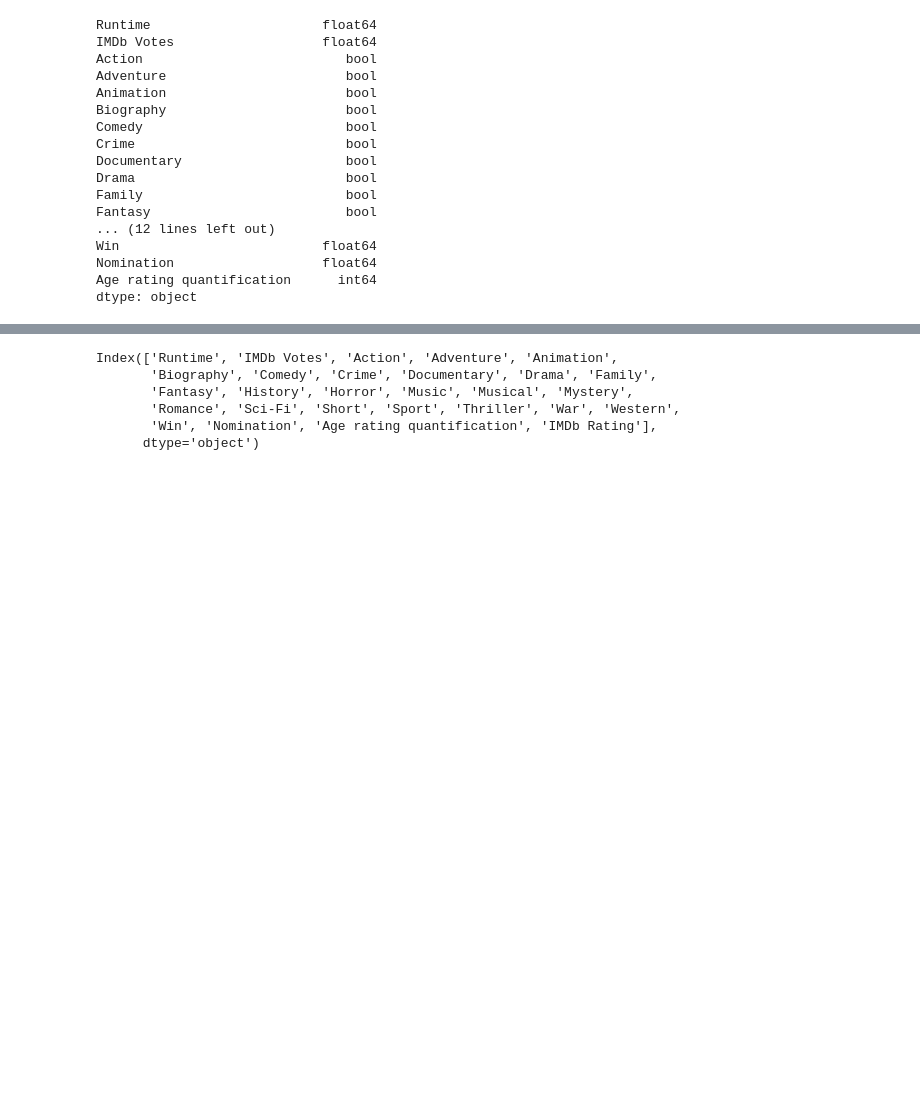
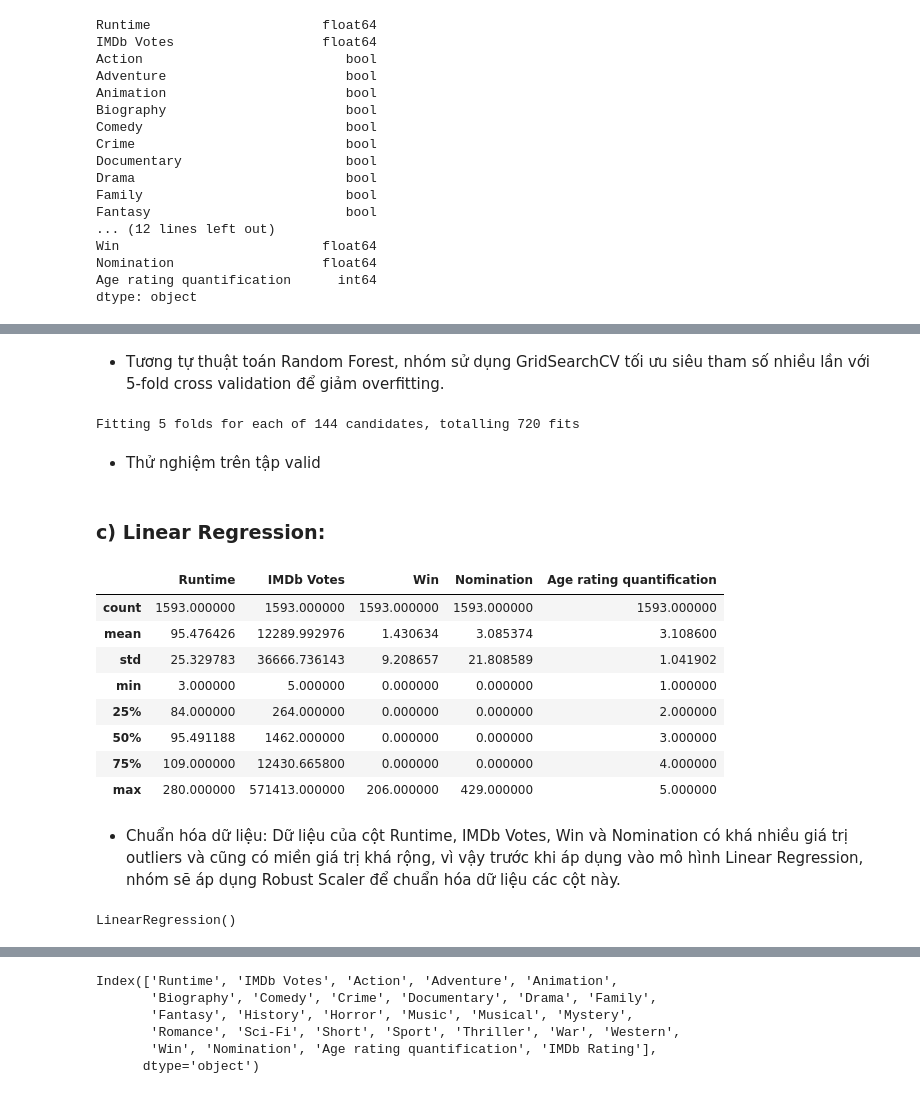
Before and after one commit to alpaca3000/IntroToDS, a Jupyter notebook: Source_codes/ML1.ipynb, the cells around one changed output, grey strips where cells are left out. Cells and saved outputs as stored; diff of their text form; code cells hidden in the pictures; blank space fills up the shorter version.

```diff
--- a/Source_codes/ML1.ipynb
+++ b/Source_codes/ML1.ipynb
@@ -98,18 +132,3 @@ Win                          float64
 Nomination                   float64
 Age rating quantification      int64
 dtype: object
-# %%
-# Khởi tạo và huấn luyện mô hình Random Forest Regressor
-rf = RandomForestRegressor(n_estimators=100)
-rf.fit(X, y)
-
-# Lấy feature importance
-importances = rf.feature_importances_
-
-# Tạo DataFrame để hiển thị feature importance
-feature_importance_df = pd.DataFrame({
-    'Feature': X.columns,
-    'Importance': importances
-}).sort_values(by='Importance', ascending=False)
-
-feature_importance_df
@@ -182,0 +168,22 @@ MSE for random forest method: 0.456847
+# %% [markdown]
+- Tương tự thuật toán Random Forest, nhóm sử dụng GridSearchCV tối ưu siêu tham số nhiều lần với 5-fold cross validation để giảm overfitting.
+# %%
+gb_model = GradientBoostingRegressor(random_state=42)
+
+param_grid = {
+    'n_estimators': [50, 100, 150, 200],        # Số lượng cây quyết định
+    'learning_rate': [0.01, 0.1, 0.15, 0.2],    # Tốc độ học
+    'max_depth': [3, 5, 7],                     # Độ sâu tối đa của mỗi cây
+    'subsample': [0.6, 0.8, 1.0]                # Tỷ lệ mẫu được sử dụng
+}
+
+grid_search = GridSearchCV(estimator=gb_model, param_grid=param_grid,
+                           scoring='neg_mean_squared_error', cv=5, n_jobs=-1, verbose=1)
+
+grid_search.fit(X_train, y_train)
+
+best_gb_model = grid_search.best_estimator_
+# %% [output]
+Fitting 5 folds for each of 144 candidates, totalling 720 fits
+# %% [markdown]
+- Thử nghiệm trên tập valid
@@ -182,0 +195,16 @@ MSE for random forest method: 0.456847
+# %% [markdown]
+### c) Linear Regression:
+# %%
+X.select_dtypes(exclude=['bool']).describe()
+# %% [output]
+|  | Runtime | IMDb Votes | Win | Nomination | Age rating quantification |
+| count | 1593.000000 | 1593.000000 | 1593.000000 | 1593.000000 | 1593.000000 |
+| mean | 95.476426 | 12289.992976 | 1.430634 | 3.085374 | 3.108600 |
+| std | 25.329783 | 36666.736143 | 9.208657 | 21.808589 | 1.041902 |
+| min | 3.000000 | 5.000000 | 0.000000 | 0.000000 | 1.000000 |
+| 25% | 84.000000 | 264.000000 | 0.000000 | 0.000000 | 2.000000 |
+| 50% | 95.491188 | 1462.000000 | 0.000000 | 0.000000 | 3.000000 |
+| 75% | 109.000000 | 12430.665800 | 0.000000 | 0.000000 | 4.000000 |
+| max | 280.000000 | 571413.000000 | 206.000000 | 429.000000 | 5.000000 |
+# %% [markdown]
+- Chuẩn hóa dữ liệu: Dữ liệu của cột Runtime, IMDb Votes, Win và Nomination có khá nhiều giá trị outliers và cũng có miền giá trị khá rộng, vì vậy trước khi áp dụng vào mô hình Linear Regression, nhóm sẽ áp dụng Robust Scaler để chuẩn hóa dữ liệu các cột này.
@@ -182,0 +217,5 @@ MSE for random forest method: 0.456847
+# %%
+lr_model = LinearRegression()
+lr_model.fit(X_train, y_train)
+# %% [output]
+LinearRegression()
```
Also changed, not shown: parts of 41 cells of this notebook.
